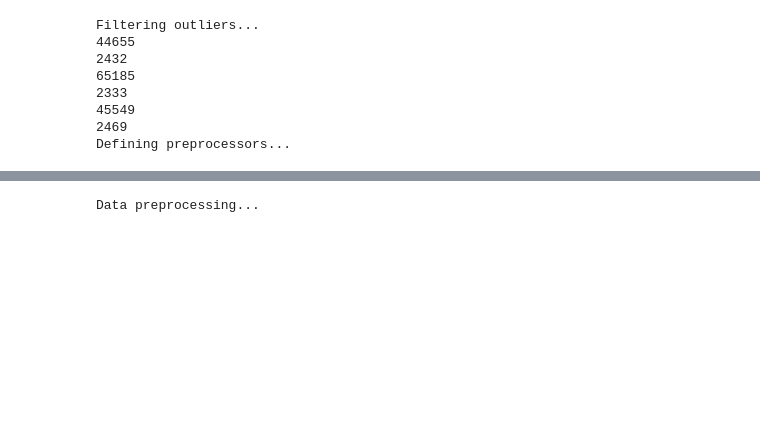
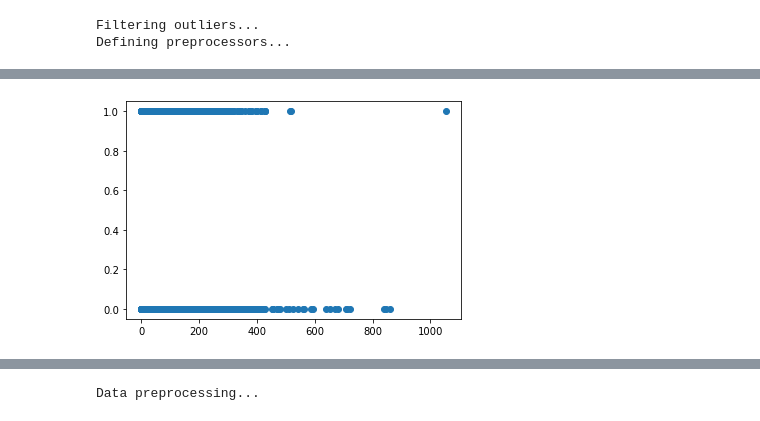
Before and after one commit to 01Joseph-Hwang10/data-science-contest-2022, a Jupyter notebook: TaewookHam/Remove_outliers.ipynb, the cells around one changed output, grey strips where cells are left out. Cells and saved outputs as stored; diff of their text form; code cells hidden in the pictures; blank space fills up the shorter version.

```diff
--- a/TaewookHam/Remove_outliers.ipynb
+++ b/TaewookHam/Remove_outliers.ipynb
@@ -34,33 +34,33 @@ df_processed['cEntire'] = df_base.filter(regex="c" + r"2022[0-9]*", axis=1).fill
 df_processed['tEntire'] = df_base.filter(regex="t" + r"2022[0-9]*", axis=1).fillna(0).sum(axis=1)
 df_processed['sEntire'] = df_base.filter(regex="s" + r"2022[0-9]*", axis=1).fillna(0).sum(axis=1)
 
-outliers = []
+# outliers = []
 
-def collect_outliers(business: int, key: str):
-    df_target = df_processed[df_processed['business'] == business]
-    q1, q3 = df_target[key].quantile([0.25, 0.75])
-    iqr = q3 - q1
-    cutoff = iqr * 2.0
-    lower, upper = q1 - cutoff, q3 + cutoff
-    _outliers = df_target[(df_target[key] < lower) | (df_target[key] > upper)].index.tolist()
-    print(len(_outliers))
-    outliers.extend(_outliers)
+# def collect_outliers(business: int, key: str):
+#     df_target = df_processed[df_processed['business'] == business]
+#     q1, q3 = df_target[key].quantile([0.25, 0.75])
+#     iqr = q3 - q1
+#     cutoff = iqr * 2.0
+#     lower, upper = q1 - cutoff, q3 + cutoff
+#     _outliers = df_target[(df_target[key] < lower) | (df_target[key] > upper)].index.tolist()
+#     print(len(_outliers))
+#     outliers.extend(_outliers)
 
-collect_outliers(0, 'cEntire')
-collect_outliers(1, 'cEntire')
-collect_outliers(0, 'tEntire')
-collect_outliers(1, 'tEntire')
-collect_outliers(0, 'sEntire')
-collect_outliers(1, 'sEntire')
+# collect_outliers(0, 'cEntire')
+# collect_outliers(1, 'cEntire')
+# collect_outliers(0, 'tEntire')
+# collect_outliers(1, 'tEntire')
+# collect_outliers(0, 'sEntire')
+# collect_outliers(1, 'sEntire')
 
-outliers = list(set(outliers))
+# outliers = list(set(outliers))
 
 # Filter outliers from df
-def filter_outliers_from_df(df: pd.DataFrame, outliers):
-    return df.drop(outliers)
+# def filter_outliers_from_df(df: pd.DataFrame, outliers):
+#     return df.drop(outliers)
 
-X_model = filter_outliers_from_df(X_model, outliers)
-Y_model = filter_outliers_from_df(Y_model, outliers)
+# X_model = filter_outliers_from_df(X_model, outliers)
+# Y_model = filter_outliers_from_df(Y_model, outliers)
 
 # Get columns of "c" prefix of last 5 days of month
 last_5_days = [
@@ -173,20 +173,8 @@ def triangle_dist(length: int) -> np.ndarray:
             np.arange(start=1, stop=0, step=-1/length)
         ]
     )
-# 62317
-# 3595
-# 85519
-# 3461
-# 63063
-# 3548
 # %% [output]
 Filtering outliers...
-44655
-2432
-65185
-2333
-45549
-2469
 Defining preprocessors...
 # %%
 # Get columns of "c" prefix of last 5 days of month
@@ -252,3 +240,10 @@ Data preprocessing...
 | 0 | 13 | 13 | 7 | 0.0 | 0.0 | 0.0 | 0.0 | 0.0 | 1.0 | 1.0 | ... |
 | 1 | 5 | 5 | 1 | 2.0 | 0.0 | 17.0 | 0.0 | 185.0 | 39.0 | 0.0 | ... |
 | 2 | 6 | 6 | 2 | 6.0 | 3.0 | 2253.0 | 0.0 | 1712.0 | 26.0 | 3.0 | ... |
+# %%
+Mix = pd.concat([X_processed,Y_model],axis=1)
+# %%
+plt.scatter(Mix['last_5_days_sum'],Mix['business'])
+plt.show()
+# %% [output]
+[figure, added]
```
Also changed, not shown: parts of 26 cells of this notebook.
